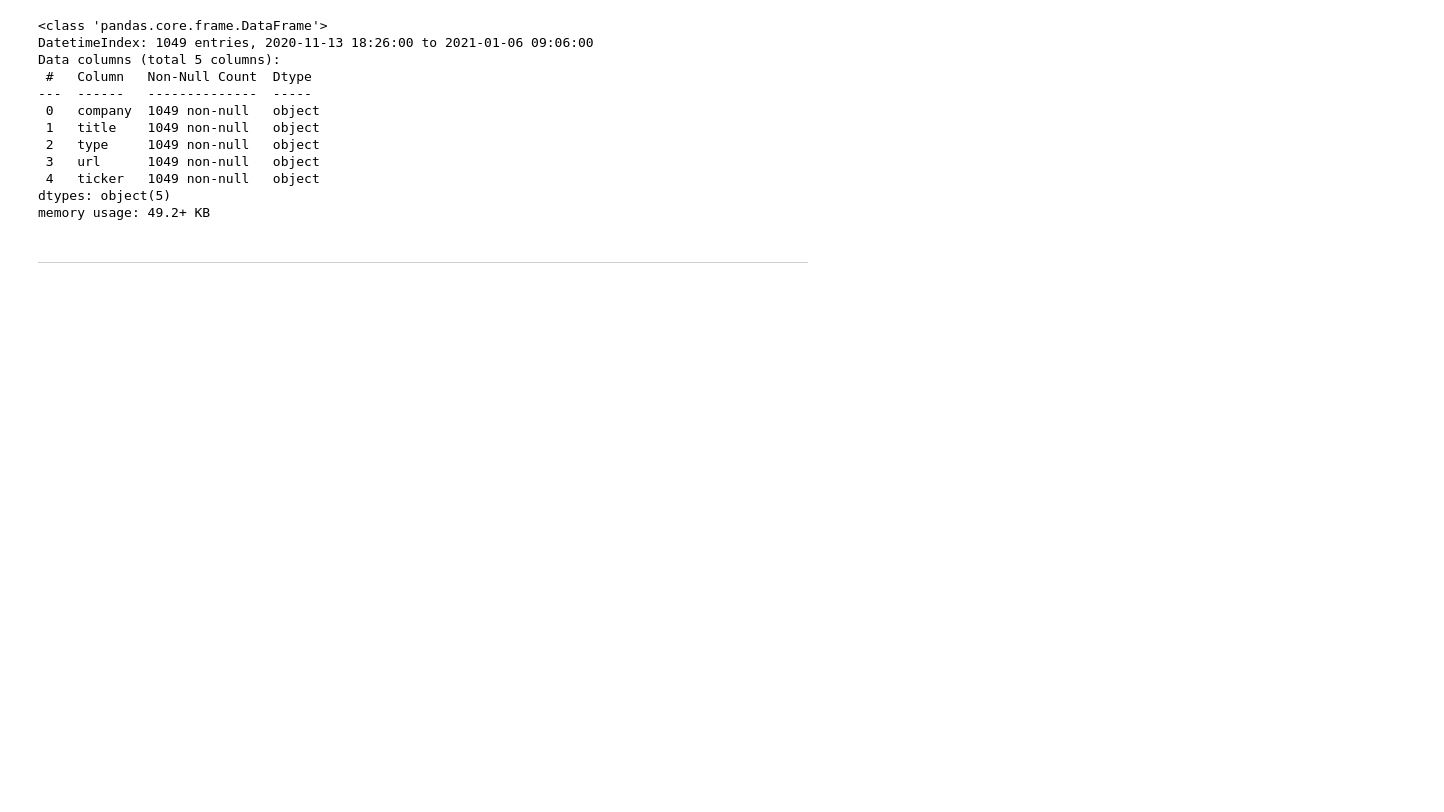
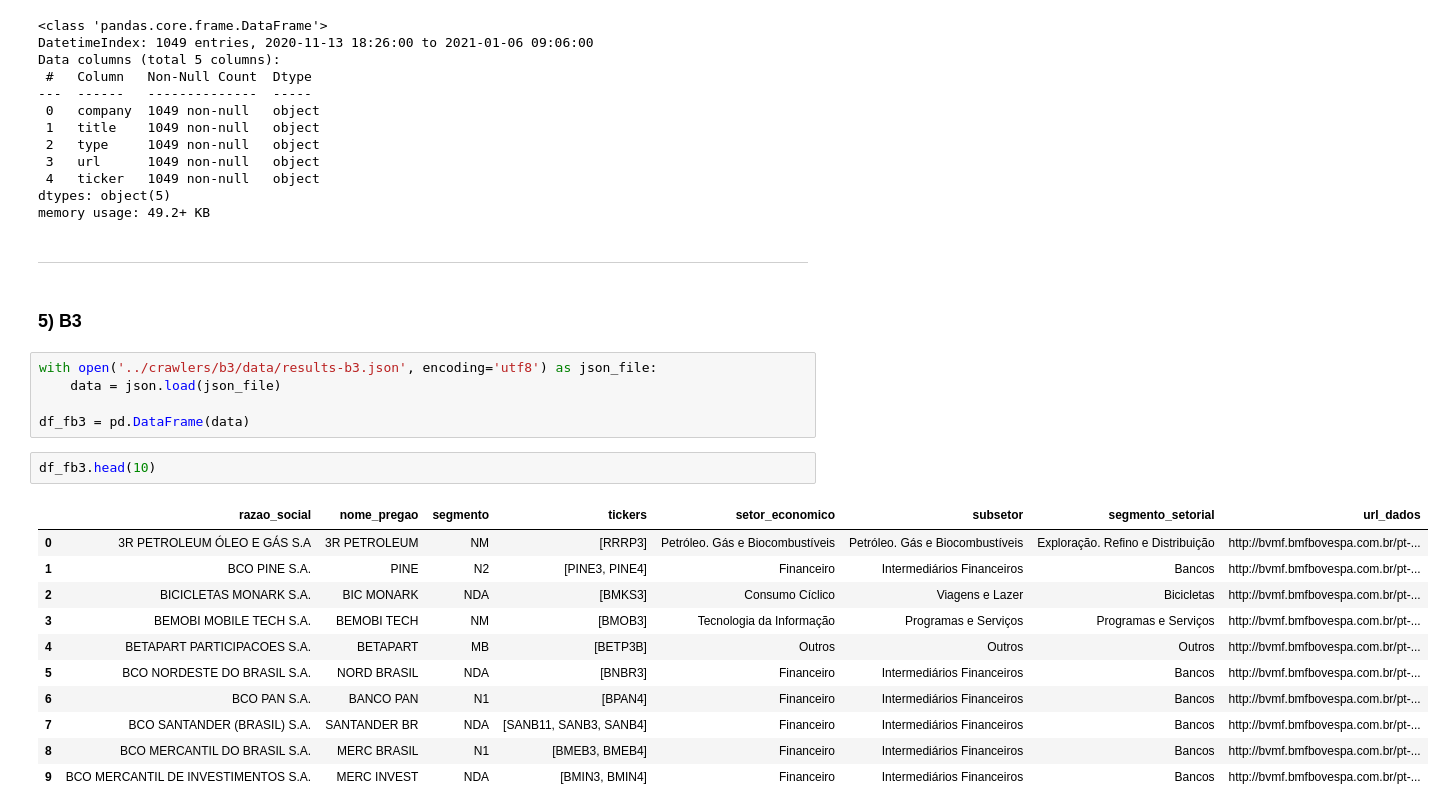
Before and after one commit to mso13/BrazilianFinancialNews, a Jupyter notebook: src/EDA/Exploratory Data Analysis (EDA) on Financial News Textual Content.ipynb, the cells around one changed output. Saved outputs shown, nothing was run; the diff lists cells and outputs as text; blank space fills up the shorter version.

Commit message:
Novo Crawler Empresas e Setores listados na B3

```diff
--- a/src/EDA/Exploratory Data Analysis (EDA) on Financial News Textual Content.ipynb
+++ b/src/EDA/Exploratory Data Analysis (EDA) on Financial News Textual Content.ipynb
@@ -306,3 +306,24 @@ dtypes: object(5)
 memory usage: 49.2+ KB
 # %% [markdown]
 ---
+# %% [markdown]
+### 5) B3
+# %%
+with open('../crawlers/b3/data/results-b3.json', encoding='utf8') as json_file:
+    data = json.load(json_file)
+
+df_fb3 = pd.DataFrame(data)
+# %%
+df_fb3.head(10)
+# %% [output]
+|  | razao_social | nome_pregao | segmento | tickers | setor_economico | subsetor | segmento_setorial | url_dados |
+| 0 | 3R PETROLEUM ÓLEO E GÁS S.A | 3R PETROLEUM | NM | [RRRP3] | Petróleo. Gás e Biocombustíveis | Petróleo. Gás e Biocombustíveis | Exploração. Refino e Distribuição | http://bvmf.bmfbovespa.com.br/pt-... |
+| 1 | BCO PINE S.A. | PINE | N2 | [PINE3, PINE4] | Financeiro | Intermediários Financeiros | Bancos | http://bvmf.bmfbovespa.com.br/pt-... |
+| 2 | BICICLETAS MONARK S.A. | BIC MONARK | NDA | [BMKS3] | Consumo Cíclico | Viagens e Lazer | Bicicletas | http://bvmf.bmfbovespa.com.br/pt-... |
+| 3 | BEMOBI MOBILE TECH S.A. | BEMOBI TECH | NM | [BMOB3] | Tecnologia da Informação | Programas e Serviços | Programas e Serviços | http://bvmf.bmfbovespa.com.br/pt-... |
+| 4 | BETAPART PARTICIPACOES S.A. | BETAPART | MB | [BETP3B] | Outros | Outros | Outros | http://bvmf.bmfbovespa.com.br/pt-... |
+| 5 | BCO NORDESTE DO BRASIL S.A. | NORD BRASIL | NDA | [BNBR3] | Financeiro | Intermediários Financeiros | Bancos | http://bvmf.bmfbovespa.com.br/pt-... |
+| 6 | BCO PAN S.A. | BANCO PAN | N1 | [BPAN4] | Financeiro | Intermediários Financeiros | Bancos | http://bvmf.bmfbovespa.com.br/pt-... |
+| 7 | BCO SANTANDER (BRASIL) S.A. | SANTANDER BR | NDA | [SANB11, SANB3, SANB4] | Financeiro | Intermediários Financeiros | Bancos | http://bvmf.bmfbovespa.com.br/pt-... |
+| 8 | BCO MERCANTIL DO BRASIL S.A. | MERC BRASIL | N1 | [BMEB3, BMEB4] | Financeiro | Intermediários Financeiros | Bancos | http://bvmf.bmfbovespa.com.br/pt-... |
+| 9 | BCO MERCANTIL DE INVESTIMENTOS S.A. | MERC INVEST | NDA | [BMIN3, BMIN4] | Financeiro | Intermediários Financeiros | Bancos | http://bvmf.bmfbovespa.com.br/pt-... |
```
Also changed, not shown: parts of 8 cells of this notebook, 5 other files.
